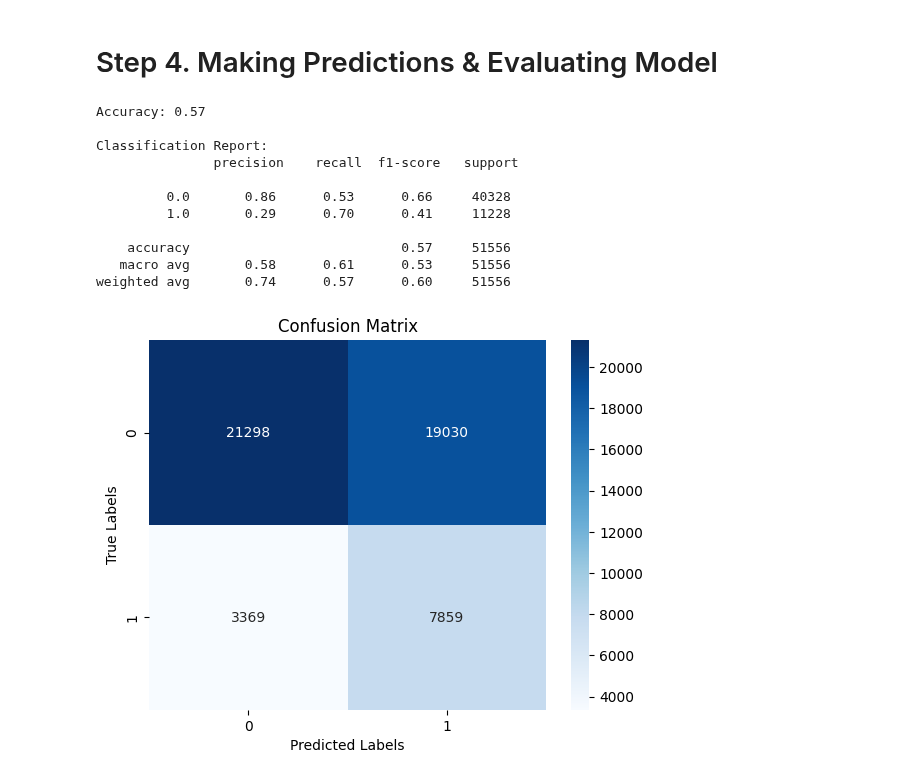
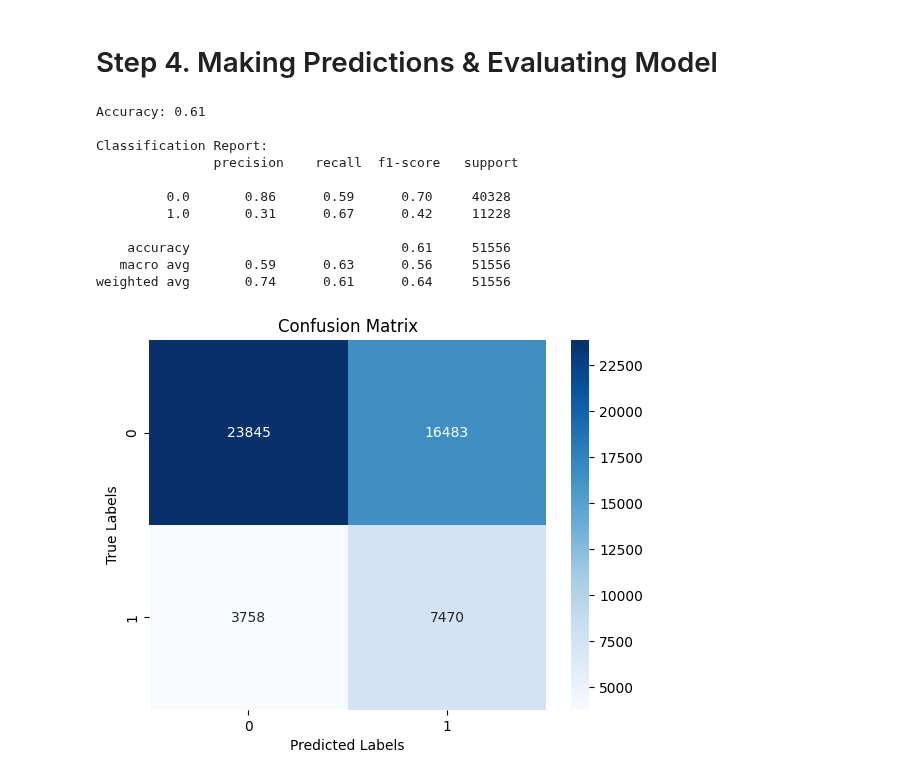
Before and after one commit to tanhl30/HE4045_Project, a Jupyter notebook: 2. Machine Learning A/Logit (sklearn).ipynb, the cells around one changed output. Saved outputs shown, nothing was run; the diff lists cells and outputs as text; code cells hidden in the pictures.

Commit message:
changes after discussion
- statsmodels logit is now behaving well (maybe can get rid of sklearn logit)
- fixed threshold = 0.2
- confusion matrix can be explained

```diff
--- a/2. Machine Learning A/Logit (sklearn).ipynb
+++ b/2. Machine Learning A/Logit (sklearn).ipynb
@@ -69,6 +65,3 @@ We can use SMOTE (Synthetic Minority Over-sampling Technique) to oversample the
-# %%
-smote = SMOTE(random_state=42)
-X_train, y_train = smote.fit_resample(X_train, y_train)
 # %% [markdown]
 # Step 3. Fitting Logistic Regression Model
 # %% [markdown]
@@ -84,34 +77,34 @@ LogisticRegression(max_iter=1000, solver='liblinear')
 # %%
 # Making predictions with a decision threshold
 prob = model.predict_proba(X_test)[:, 1]
-threshold = 0.4
+threshold = 0.2
 y_pred = (prob >= threshold).astype(int)
 
 # Generating evaluation metrics
 accuracy = accuracy_score(y_test, y_pred)
 conf_matrix = confusion_matrix(y_test, y_pred)
 class_report = classification_report(y_test, y_pred)
 
 # Print the results
 print(f'Accuracy: {accuracy:.2f}',"\n")
 print("Classification Report:\n", class_report)
 
 # Plotting heatmap for confusion matrix
 sns.heatmap(conf_matrix, annot=True, fmt='.0f', cmap='Blues', cbar=True, xticklabels=['0', '1'], yticklabels=['0', '1'])
 plt.title('Confusion Matrix')
 plt.xlabel('Predicted Labels')
 plt.ylabel('True Labels')
 plt.show()
 # %% [output]
-Accuracy: 0.57
+Accuracy: 0.61
 
 Classification Report:
                precision    recall  f1-score   support
 
-         0.0       0.86      0.53      0.66     40328
-         1.0       0.29      0.70      0.41     11228
+         0.0       0.86      0.59      0.70     40328
+         1.0       0.31      0.67      0.42     11228
 
-    accuracy                           0.57     51556
-   macro avg       0.58      0.61      0.53     51556
-weighted avg       0.74      0.57      0.60     51556
+    accuracy                           0.61     51556
+   macro avg       0.59      0.63      0.56     51556
+weighted avg       0.74      0.61      0.64     51556
-[figure, old version]
+[figure, new version]
```
Also changed, not shown: parts of 1 cell of this notebook, 2 other files.
